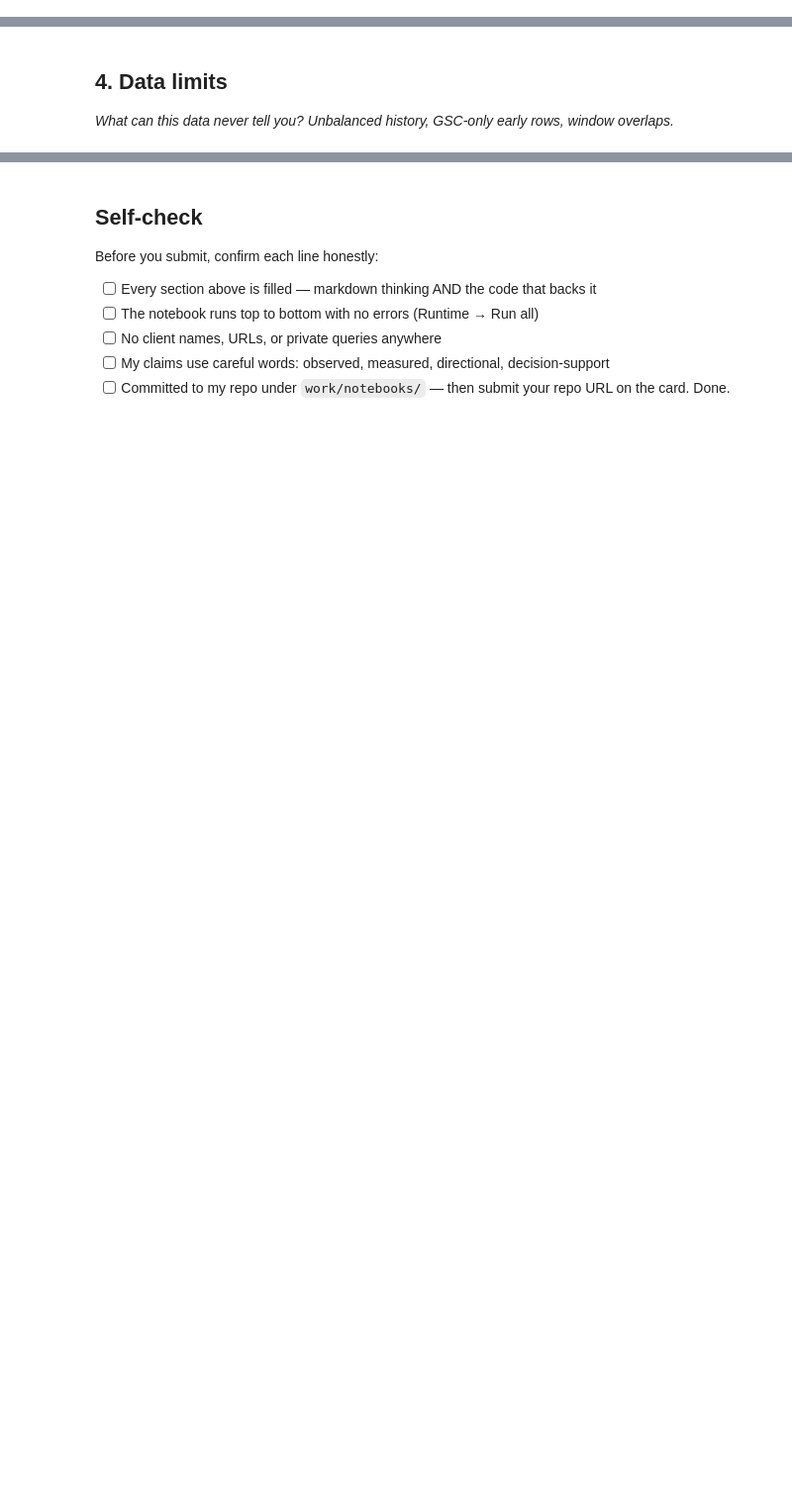
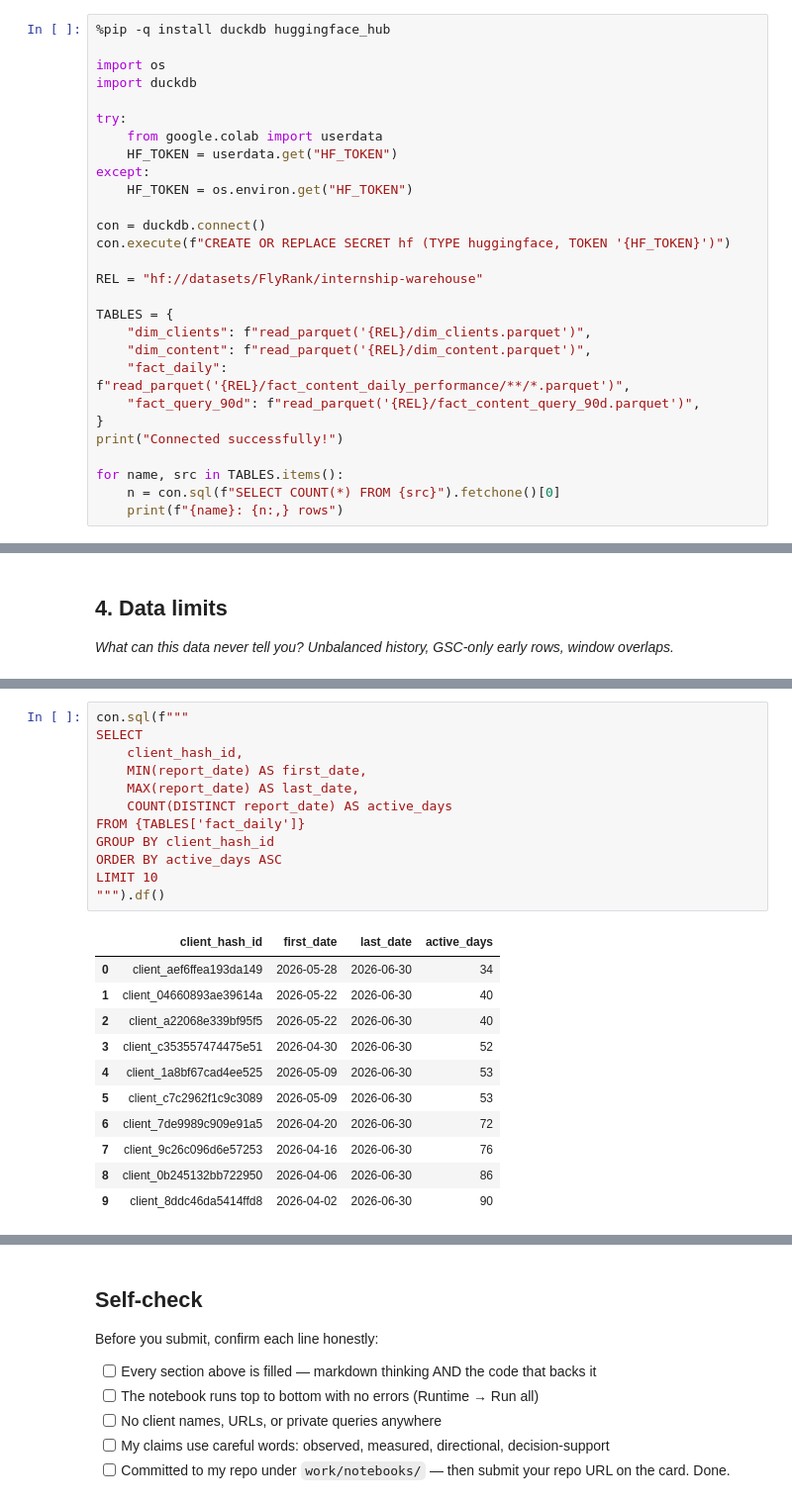
Before and after one commit to FatimaNdeem/Flyrank-ml-internship., a Jupyter notebook: work/notebooks/w03_data_contract.ipynb, the cells around one changed output, grey strips where cells are left out. Shown at 99% size. Drawn from its saved outputs; the diff is of its cells as text; blank space fills up the shorter version.

```diff
--- a/work/notebooks/w03_data_contract.ipynb
+++ b/work/notebooks/w03_data_contract.ipynb
@@ -6,3 +6,31 @@
 This skeleton is yours to fill. Work the sections **in order** — each one has a one-line hint. Simple words, honest numbers.
 
 > Working with an AI assistant? Tell it to read `skills/README.md` first and load the one skill this assignment names on its card.
+# %%
+%pip -q install duckdb huggingface_hub
+
+import os
+import duckdb
+
+try:
+    from google.colab import userdata
+    HF_TOKEN = userdata.get("HF_TOKEN")
+except:
+    HF_TOKEN = os.environ.get("HF_TOKEN")
+
+con = duckdb.connect()
+con.execute(f"CREATE OR REPLACE SECRET hf (TYPE huggingface, TOKEN '{HF_TOKEN}')")
+
+REL = "hf://datasets/FlyRank/internship-warehouse"
+
+TABLES = {
+    "dim_clients": f"read_parquet('{REL}/dim_clients.parquet')",
+    "dim_content": f"read_parquet('{REL}/dim_content.parquet')",
+    "fact_daily": f"read_parquet('{REL}/fact_content_daily_performance/**/*.parquet')",
+    "fact_query_90d": f"read_parquet('{REL}/fact_content_query_90d.parquet')",
+}
+print("Connected successfully!")
+
+for name, src in TABLES.items():
+    n = con.sql(f"SELECT COUNT(*) FROM {src}").fetchone()[0]
+    print(f"{name}: {n:,} rows")
@@ -36,0 +172,24 @@ This skeleton is yours to fill. Work the sections **in order** — each one has
+# %%
+con.sql(f"""
+SELECT
+    client_hash_id,
+    MIN(report_date) AS first_date,
+    MAX(report_date) AS last_date,
+    COUNT(DISTINCT report_date) AS active_days
+FROM {TABLES['fact_daily']}
+GROUP BY client_hash_id
+ORDER BY active_days ASC
+LIMIT 10
+""").df()
+# %% [output]
+|  | client_hash_id | first_date | last_date | active_days |
+| 0 | client_aef6ffea193da149 | 2026-05-28 | 2026-06-30 | 34 |
+| 1 | client_04660893ae39614a | 2026-05-22 | 2026-06-30 | 40 |
+| 2 | client_a22068e339bf95f5 | 2026-05-22 | 2026-06-30 | 40 |
+| 3 | client_c353557474475e51 | 2026-04-30 | 2026-06-30 | 52 |
+| 4 | client_1a8bf67cad4ee525 | 2026-05-09 | 2026-06-30 | 53 |
+| 5 | client_c7c2962f1c9c3089 | 2026-05-09 | 2026-06-30 | 53 |
+| 6 | client_7de9989c909e91a5 | 2026-04-20 | 2026-06-30 | 72 |
+| 7 | client_9c26c096d6e57253 | 2026-04-16 | 2026-06-30 | 76 |
+| 8 | client_0b245132bb722950 | 2026-04-06 | 2026-06-30 | 86 |
+| 9 | client_8ddc46da5414ffd8 | 2026-04-02 | 2026-06-30 | 90 |
```
Also changed, not shown: parts of 18 cells of this notebook.
